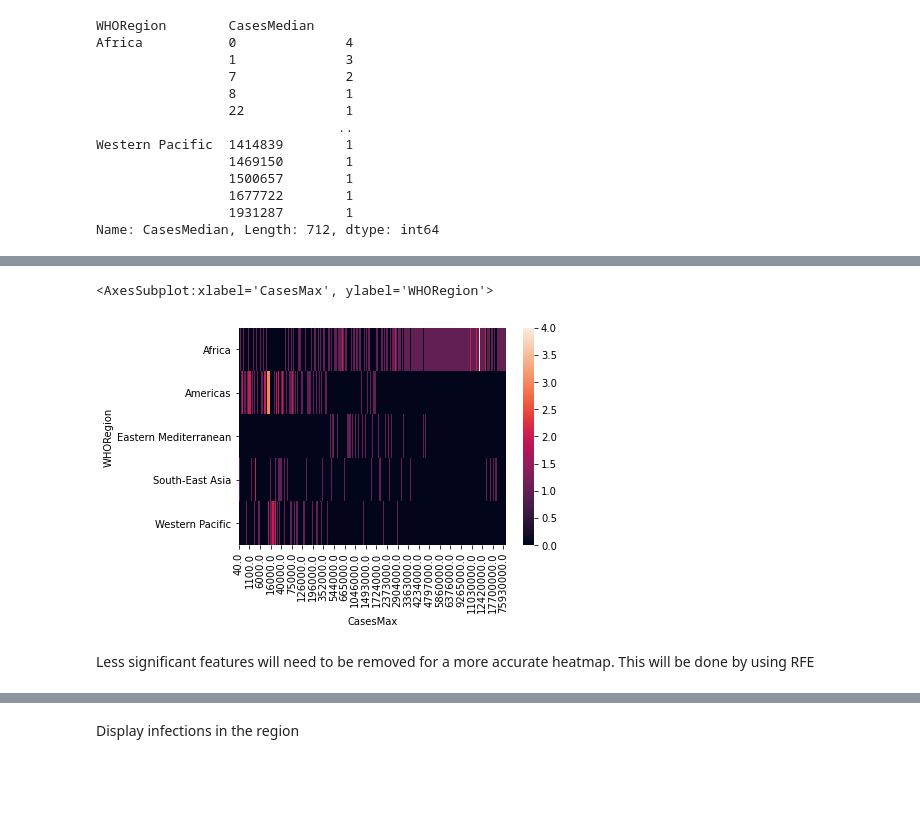
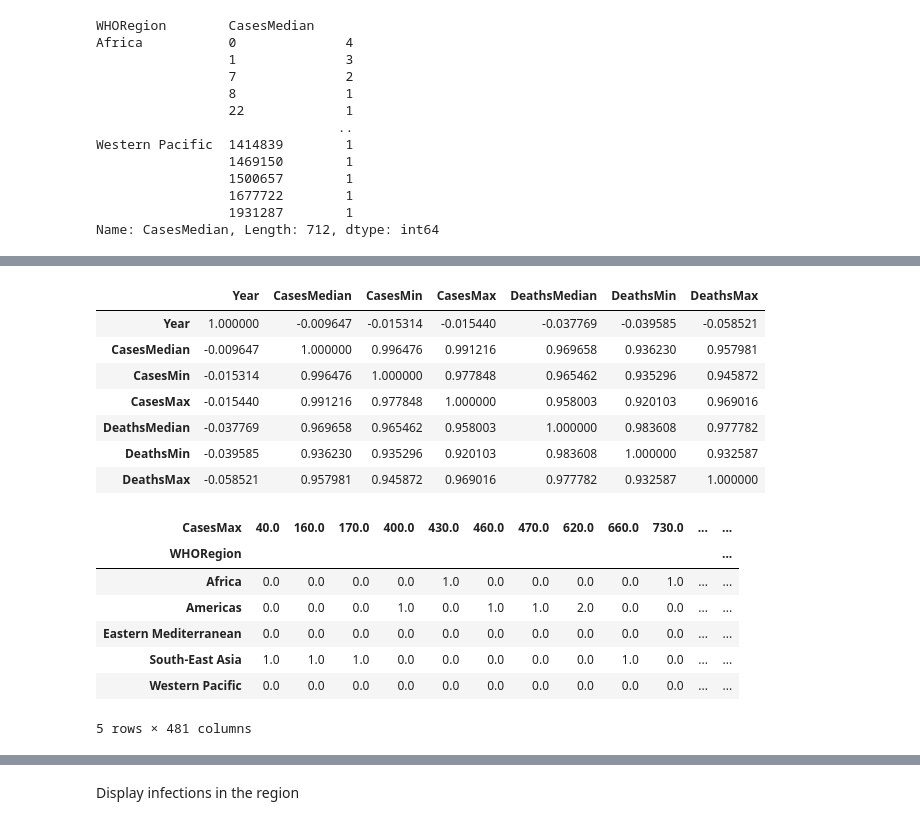
Before and after one commit to Michael-Kneale/COMP2200-Group-Project, a Jupyter notebook: main_report.ipynb, the cells around one changed output, grey strips where cells are left out. Drawn from its saved outputs; the diff is of its cells as text; code cells hidden in the pictures; blank space fills up the shorter version.

Commit message:
malaria dataset correlation

```diff
--- a/main_report.ipynb
+++ b/main_report.ipynb
@@ -358,8 +338,0 @@ casesTable
-# %%
-# plt.figure(figsize = (20,12))
-sns.heatmap(casesTable)
-# %% [output]
-<AxesSubplot:xlabel='CasesMax', ylabel='WHORegion'>
-[figure, removed]
-# %% [markdown]
-Less significant features will need to be removed for a more accurate heatmap. This will be done by using RFE
@@ -365,0 +347,22 @@ Less significant features will need to be removed for a more accurate heatmap. T
+# %%
+malaria.corr()
+# %% [output]
+|  | Year | CasesMedian | CasesMin | CasesMax | DeathsMedian | DeathsMin | DeathsMax |
+| Year | 1.000000 | -0.009647 | -0.015314 | -0.015440 | -0.037769 | -0.039585 | -0.058521 |
+| CasesMedian | -0.009647 | 1.000000 | 0.996476 | 0.991216 | 0.969658 | 0.936230 | 0.957981 |
+| CasesMin | -0.015314 | 0.996476 | 1.000000 | 0.977848 | 0.965462 | 0.935296 | 0.945872 |
+| CasesMax | -0.015440 | 0.991216 | 0.977848 | 1.000000 | 0.958003 | 0.920103 | 0.969016 |
+| DeathsMedian | -0.037769 | 0.969658 | 0.965462 | 0.958003 | 1.000000 | 0.983608 | 0.977782 |
+| DeathsMin | -0.039585 | 0.936230 | 0.935296 | 0.920103 | 0.983608 | 1.000000 | 0.932587 |
+| DeathsMax | -0.058521 | 0.957981 | 0.945872 | 0.969016 | 0.977782 | 0.932587 | 1.000000 |
+# %%
+casesTable
+# %% [output]
+| CasesMax | 40.0 | 160.0 | 170.0 | 400.0 | 430.0 | 460.0 | 470.0 | 620.0 | 660.0 | 730.0 | ... | ... |
+| WHORegion |  |  |  |  |  |  |  |  |  |  |  | ... |
+| Africa | 0.0 | 0.0 | 0.0 | 0.0 | 1.0 | 0.0 | 0.0 | 0.0 | 0.0 | 1.0 | ... | ... |
+| Americas | 0.0 | 0.0 | 0.0 | 1.0 | 0.0 | 1.0 | 1.0 | 2.0 | 0.0 | 0.0 | ... | ... |
+| Eastern Mediterranean | 0.0 | 0.0 | 0.0 | 0.0 | 0.0 | 0.0 | 0.0 | 0.0 | 0.0 | 0.0 | ... | ... |
+| South-East Asia | 1.0 | 1.0 | 1.0 | 0.0 | 0.0 | 0.0 | 0.0 | 0.0 | 1.0 | 0.0 | ... | ... |
+| Western Pacific | 0.0 | 0.0 | 0.0 | 0.0 | 0.0 | 0.0 | 0.0 | 0.0 | 0.0 | 0.0 | ... | ... |
+5 rows × 481 columns
```
Also changed, not shown: parts of 5 cells of this notebook.
